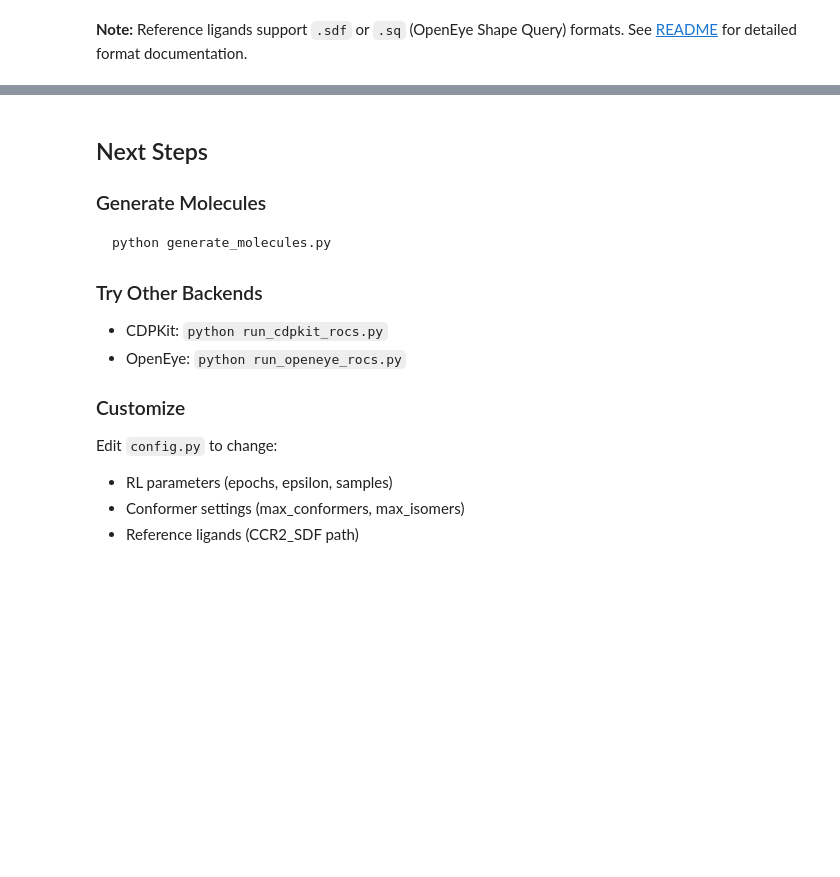
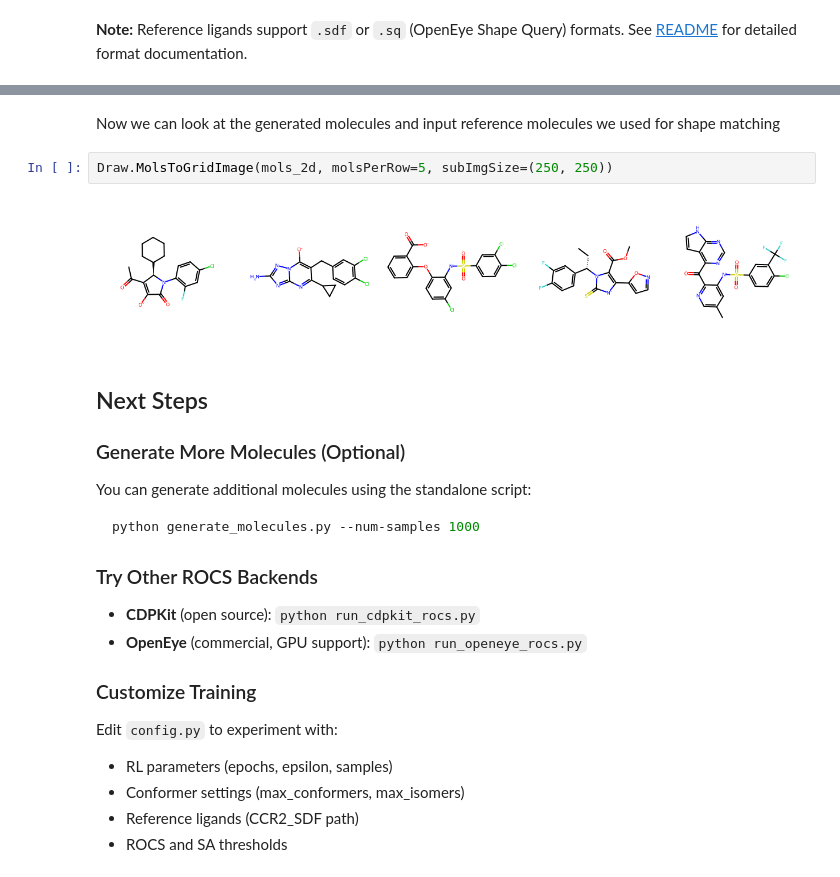
Before and after one commit to CDDLeiden/DrugEx, a Jupyter notebook: tutorial/advanced/rocs/rocs_rl_tutorial.ipynb, the cells around one changed output, grey strips where cells are left out. Saved outputs shown, nothing was run; the diff lists cells and outputs as text; blank space fills up the shorter version.

````diff
--- a/tutorial/advanced/rocs/rocs_rl_tutorial.ipynb
+++ b/tutorial/advanced/rocs/rocs_rl_tutorial.ipynb
@@ -190,17 +282,29 @@ plt.show()
+# %% [markdown]
+Now we can look at the generated molecules and input reference molecules we used for shape matching
+# %%
+Draw.MolsToGridImage(mols_2d, molsPerRow=5, subImgSize=(250, 250))
+# %% [output]
+[figure, added]
 # %% [markdown]
 ## Next Steps
 
-### Generate Molecules
+### Generate More Molecules (Optional)
+
+You can generate additional molecules using the standalone script:
+
 ```bash
-python generate_molecules.py
+python generate_molecules.py --num-samples 1000
 ```
 
-### Try Other Backends
-- CDPKit: `python run_cdpkit_rocs.py`
-- OpenEye: `python run_openeye_rocs.py`
+### Try Other ROCS Backends
 
-### Customize
-Edit `config.py` to change:
+- **CDPKit** (open source): `python run_cdpkit_rocs.py`
+- **OpenEye** (commercial, GPU support): `python run_openeye_rocs.py`
+
+### Customize Training
+
+Edit `config.py` to experiment with:
 - RL parameters (epochs, epsilon, samples)
 - Conformer settings (max_conformers, max_isomers)
 - Reference ligands (CCR2_SDF path)
+- ROCS and SA thresholds
````
Also changed, not shown: parts of 19 cells of this notebook.
